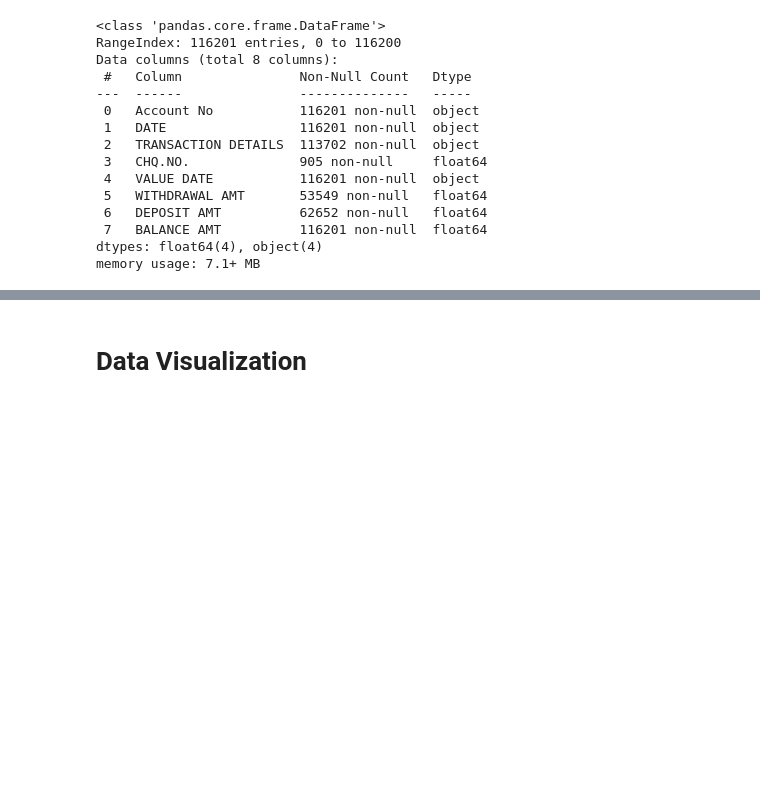
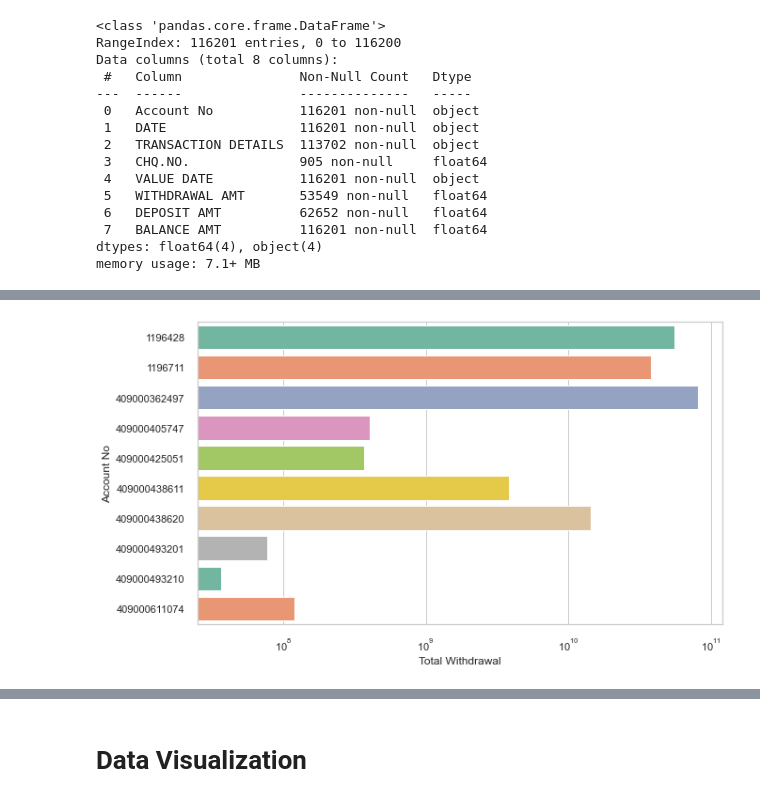
Before and after one commit to mehedihasanreal/MISL-Intern, a Jupyter notebook: Bank.ipynb, the cells around one changed output, grey strips where cells are left out. Cells and saved outputs as stored; diff of their text form; code cells hidden in the pictures; blank space fills up the shorter version.

```diff
--- a/Bank.ipynb
+++ b/Bank.ipynb
@@ -126,0 +175,9 @@ memory usage: 7.1+ MB
+# %%
+list3 = bank["Account No"].unique()
+list3.sort()
+for n in list3:
+    individual_deposit = bank.loc[bank["Account No"] == n, "WITHDRAWAL AMT"]
+    x = 0
+    for i in individual_deposit:
+        x = x + i
+    print(f'{n} Total WITHDRAWAL = {x}')
@@ -126,0 +195,13 @@ memory usage: 7.1+ MB
+# %%
+list3 = bank["Account No"].unique()
+list3.sort()
+list5 = []
+for n in list3:
+    individual_deposit = bank.loc[bank["Account No"] == n, "WITHDRAWAL AMT"]
+    x = 0
+    for i in individual_deposit:
+        x = x + i
+    list5.append(x)
+d = {'Account No': list3,'Total' 'Total Withdrawal':list5}
+tw = pd.DataFrame(d)
+print(tw)
@@ -126,0 +220,13 @@ memory usage: 7.1+ MB
+# %%
+sns.set(style="whitegrid")
+
+fig=plt.figure(figsize=(10,13))
+ax1 = fig.add_subplot(211)
+
+
+g= sns.barplot(x='Total Withdrawal',y='Account No', data=tw, palette='Set2',ax=ax1)
+g.set_xscale('log')
+
+plt.show()
+# %% [output]
+[figure, added]
```
Also changed, not shown: parts of 10 cells of this notebook.
